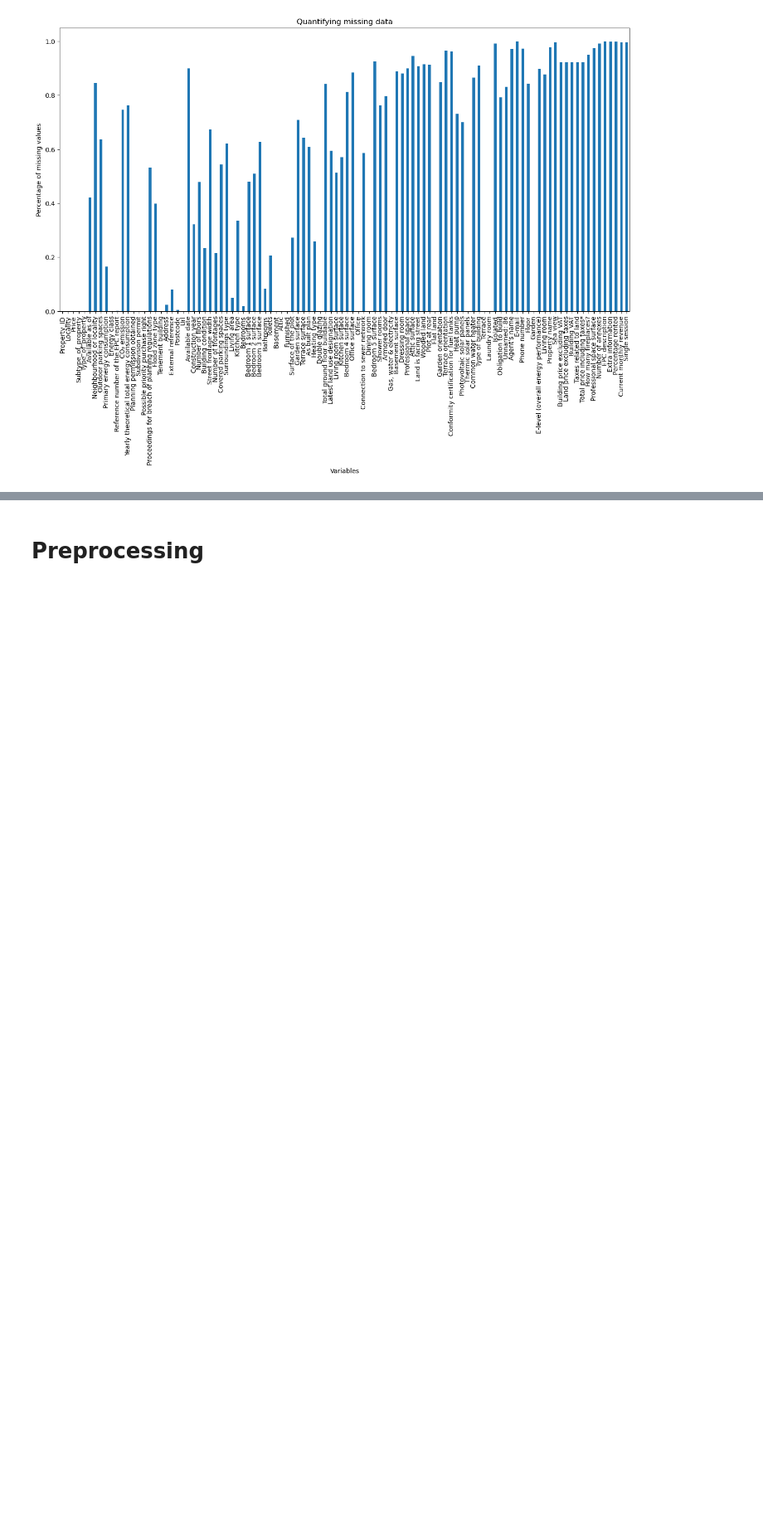
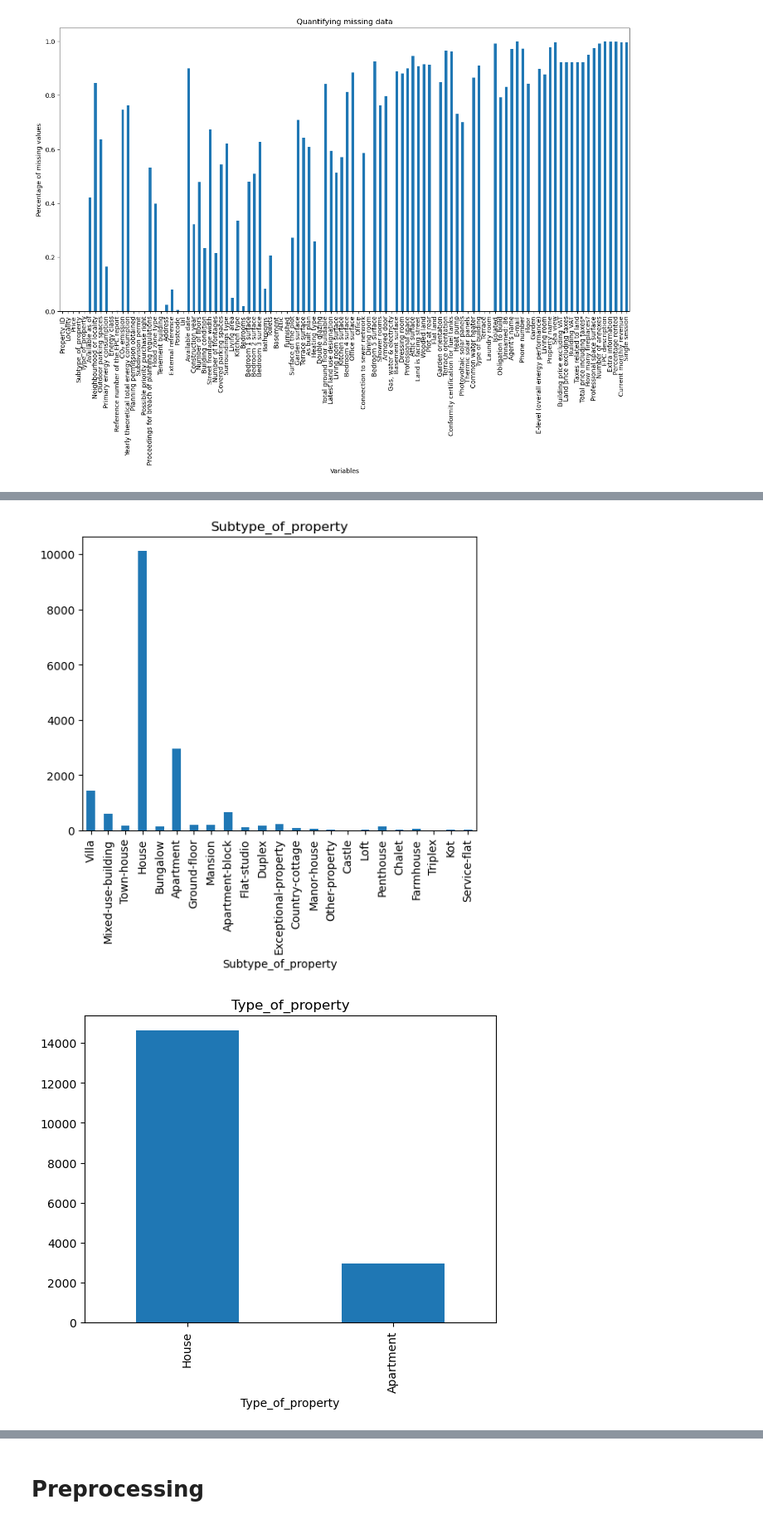
Before and after one commit to jduffy93/immo-eliza-the_chaincoders, a Jupyter notebook: analysis/Jean-analysis-plotnine+cleaning.ipynb, the cells around one changed output, grey strips where cells are left out. Shown at 83% size. Cells and saved outputs as stored; diff of their text form; code cells hidden in the pictures; blank space fills up the shorter version.

```diff
--- a/analysis/Jean-analysis-plotnine+cleaning.ipynb
+++ b/analysis/Jean-analysis-plotnine+cleaning.ipynb
@@ -269,0 +349,10 @@ sns.heatmap(immo.isnull(), cbar=False)
+# %%
+# Useful columns
+values_list = ['Subtype_of_property', 'Type_of_property', 'Available as of', 'Outdoor parking spaces',
+               'Energy class', 'Flood zone type']
+for column in immo[values_list]:
+    immo[column].value_counts(sort=False).plot.bar().set_title(f'{column}')
+    plt.show()
+# %% [output]
+[figure, added]
+[figure, added]
```
Also changed, not shown: parts of 17 cells of this notebook.
